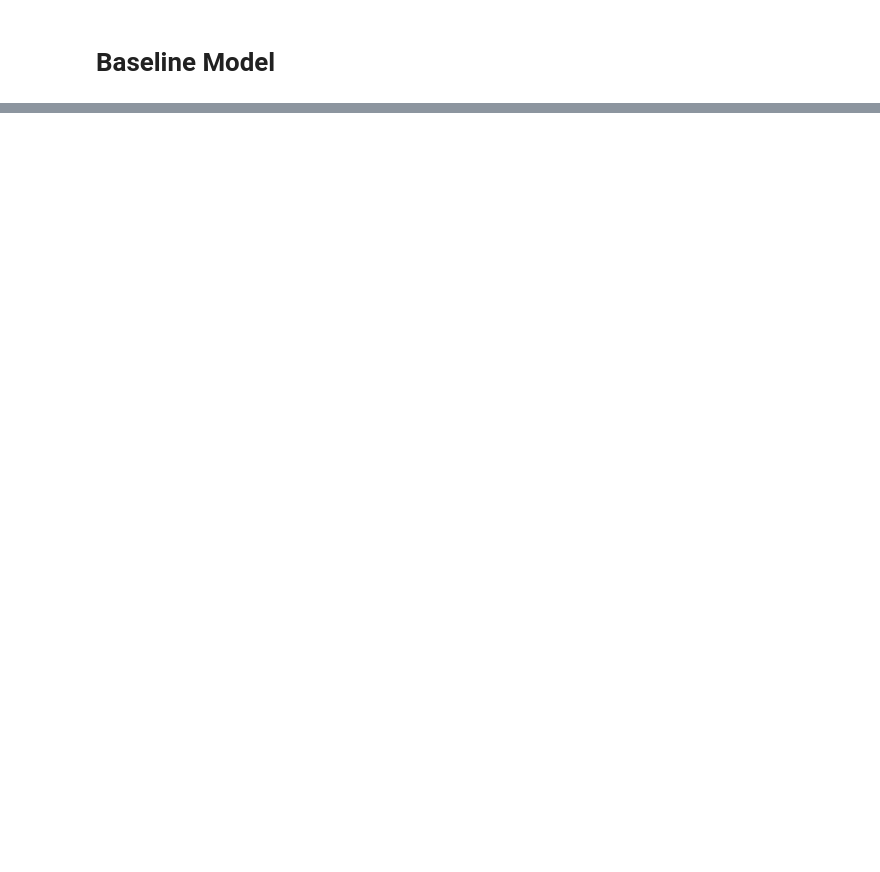
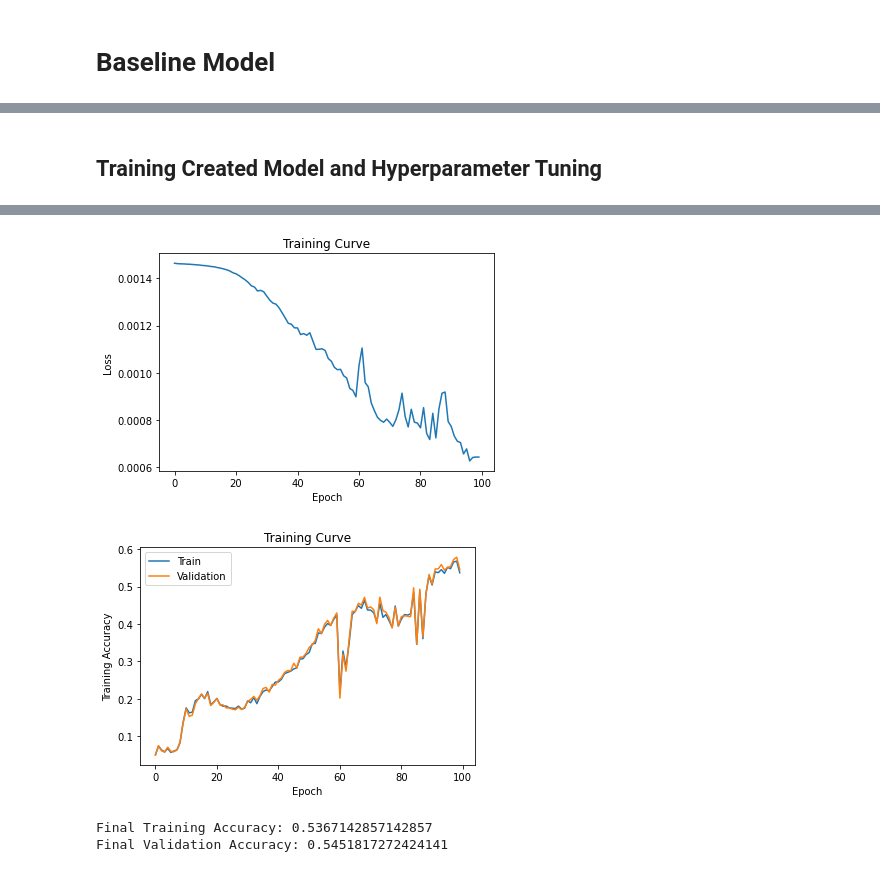
Before and after one commit to fabinjoe/Plant-Leaf-Detection, a Jupyter notebook: APS360_Project_Proposal.ipynb, the cells around one changed output, grey strips where cells are left out. Cells and saved outputs as stored; diff of their text form; code cells hidden in the pictures; blank space fills up the shorter version.

```diff
--- a/APS360_Project_Proposal.ipynb
+++ b/APS360_Project_Proposal.ipynb
@@ -191,0 +271,2 @@ print(total)
+# %%
+x = clean_data(resize_img, augmentation)
@@ -195,0 +545,9 @@ print(total)
+# %%
+for classes in os.listdir(os.path.join(RESNET_FEAUTURES_BASE_PATH, "train")):
+    # print(classes)
+    x = os.listdir(os.path.join(RESNET_FEAUTURES_BASE_PATH, "train", classes))
+    y = os.listdir(os.path.join(RESNET_FEAUTURES_BASE_PATH, "val", classes))
+    z = os.listdir(os.path.join(RESNET_FEAUTURES_BASE_PATH, "test", classes))
+
+    if len(x) != 700 or len(y) != 150 or len(z) != 150:
+        print(f"{classes}: {len(x)} - {len(y)} - {len(z)} ")
@@ -197,0 +574,15 @@ print(total)
+# %%
+class Classifier(nn.Module):
+    def __init__(self):
+        super(Classifier, self).__init__()
+        self.name = "classifier"
+        self.layer1 = nn.Linear(1000, 300)
+        self.layer2 = nn.Linear(300, 100)
+        self.layer3 = nn.Linear(100, 20)
+
+    def forward(self, x):
+        x = F.relu( self.layer1(x) )
+        x = F.relu( self.layer2(x) )
+        x = self.layer3(x)
+        return x
+        return F.softmax(x)
@@ -197,0 +606,22 @@ print(total)
+# %% [markdown]
+## Training Created Model and Hyperparameter Tuning
+# %%
+#makes a new train, val and test set from the tensors that we get from the ResNet
+# main_path = "content/gdrive/My Drive/Colab Notebooks/ResNet Features/"
+
+resnet_train_data = torchvision.datasets.DatasetFolder(RESNET_FEAUTURES_BASE_PATH + '/train', loader=torch.load, extensions=('.tensor'))
+resnet_val_data = torchvision.datasets.DatasetFolder(RESNET_FEAUTURES_BASE_PATH + '/val', loader=torch.load, extensions=('.tensor'))
+resnet_test_data = torchvision.datasets.DatasetFolder(RESNET_FEAUTURES_BASE_PATH + '/test', loader=torch.load, extensions=('.tensor'))
+# %%
+use_cuda = True
+
+model = Classifier()
+
+if use_cuda and torch.cuda.is_available():
+  model.cuda()
+  print('CUDA is available!  Training on GPU ...')
+else:
+  print('CUDA is not available.  Training on CPU ...')
+
+train(model, resnet_train_data, resnet_val_data, batch_size=2048, learning_rate=0.008, num_epochs=100)
+# %% [output]
@@ -197,0 +645,4 @@ print(total)
+[figure, added]
+[figure, added]
+Final Training Accuracy: 0.5367142857142857
+Final Validation Accuracy: 0.5451817272424141
```
Also changed, not shown: parts of 36 cells of this notebook.
